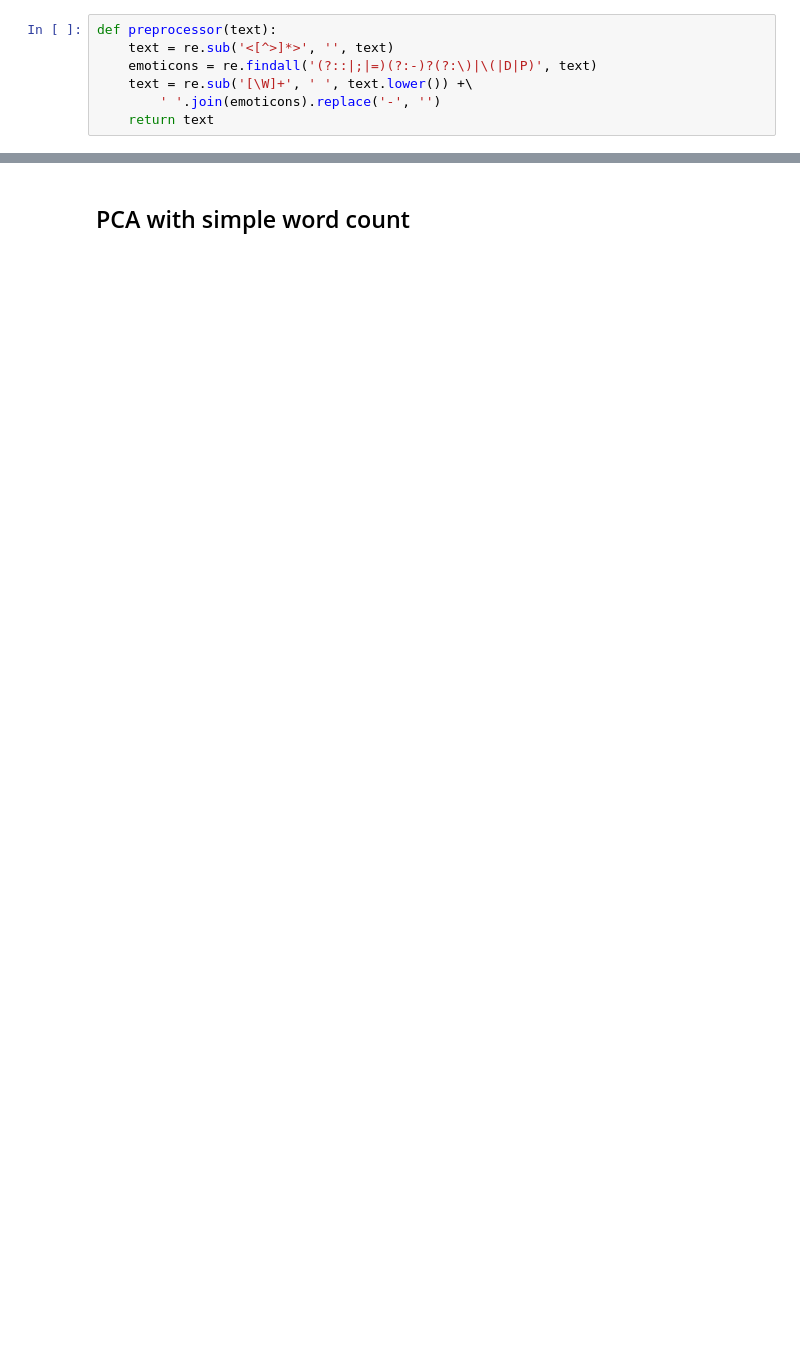
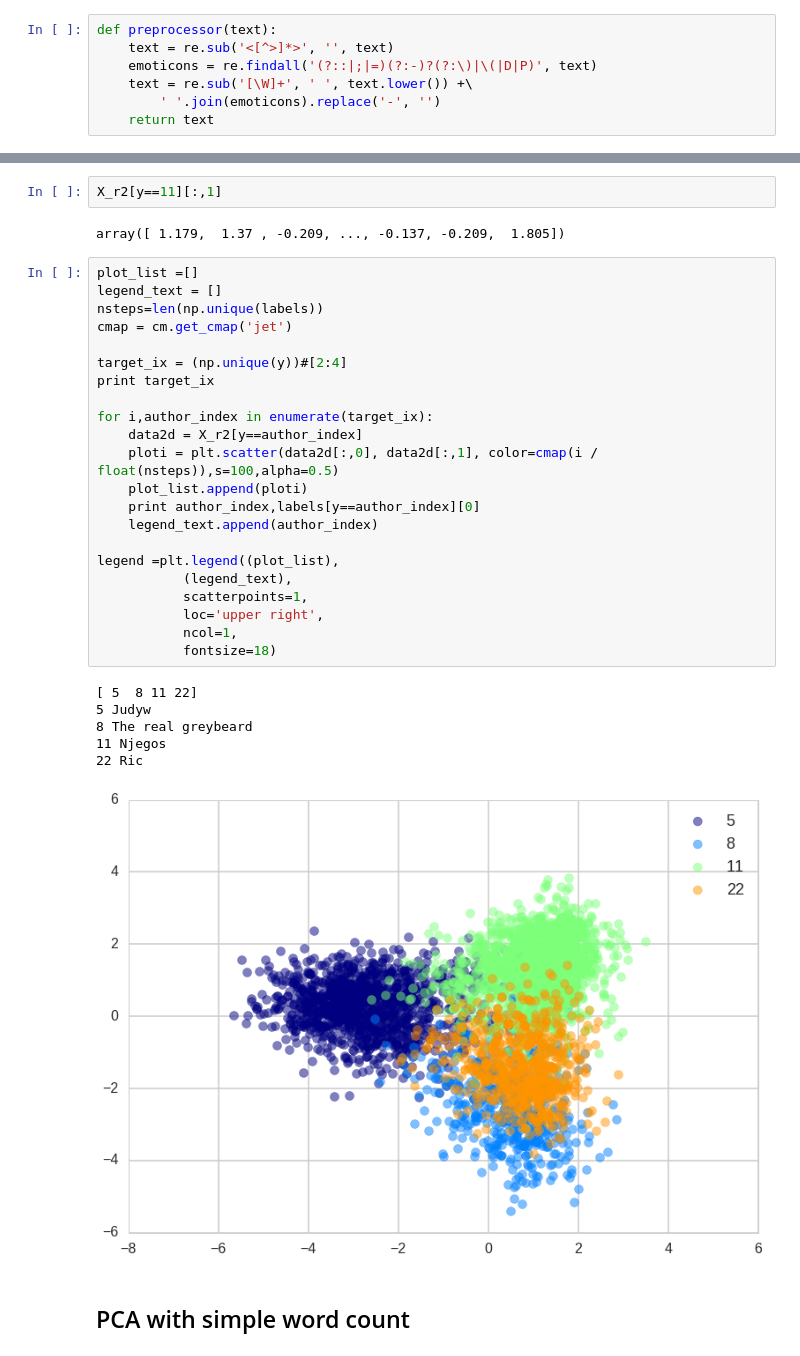
Before and after one commit to clementlefevre/trolloscopy, a Jupyter notebook: Text_analysis.ipynb, the cells around one changed output, grey strips where cells are left out. Saved outputs shown, nothing was run; the diff lists cells and outputs as text; blank space fills up the shorter version.

```diff
--- a/Text_analysis.ipynb
+++ b/Text_analysis.ipynb
@@ -135,3 +189,36 @@ for i, txt in enumerate(labels.tolist()):
+# %%
+X_r2[y==11][:,1]
+# %% [output]
+array([ 1.179,  1.37 , -0.209, ..., -0.137, -0.209,  1.805])
+# %%
+plot_list =[]
+legend_text = []
+nsteps=len(np.unique(labels))
+cmap = cm.get_cmap('jet')
+
+target_ix = (np.unique(y))#[2:4]
+print target_ix
+
+for i,author_index in enumerate(target_ix):
+    data2d = X_r2[y==author_index]
+    ploti = plt.scatter(data2d[:,0], data2d[:,1], color=cmap(i / float(nsteps)),s=100,alpha=0.5)
+    plot_list.append(ploti)
+    print author_index,labels[y==author_index][0]
+    legend_text.append(author_index)
+
+legend =plt.legend((plot_list),
+           (legend_text),
+           scatterpoints=1,
+           loc='upper right',
+           ncol=1,
+           fontsize=18)
+# %% [output]
+[ 5  8 11 22]
+5 Judyw
+8 The real greybeard
+11 Njegos
+22 Ric
+[figure, added]
 # %% [markdown]
 ## PCA with simple word count
 # %%
```
Also changed, not shown: parts of 42 cells of this notebook.
